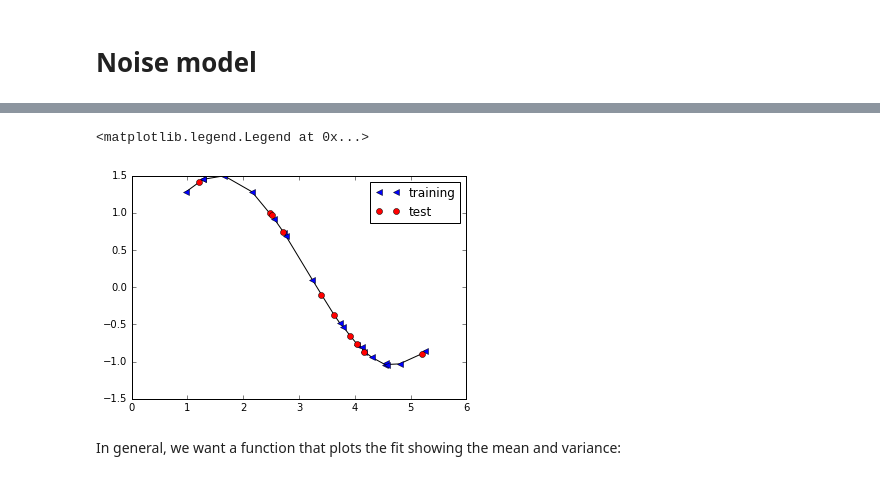
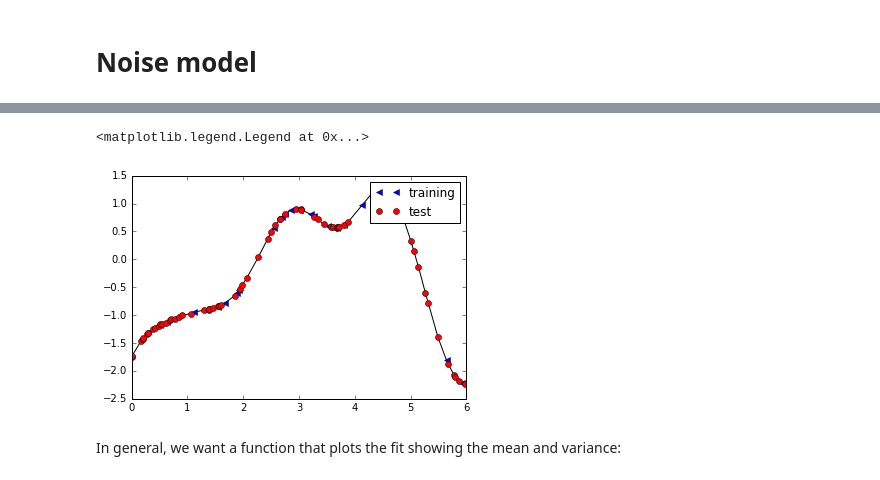
Before and after one commit to adamian/adamian.github.io, a Jupyter notebook: talks/Brown2016.ipynb, the cells around one changed output, grey strips where cells are left out. Cells and saved outputs as stored; diff of their text form; code cells hidden in the pictures.

```diff
--- a/talks/Brown2016.ipynb
+++ b/talks/Brown2016.ipynb
@@ -363,0 +408,26 @@ $$
+# %%
+def cov_linear(x,x2=None,theta=1):
+        if x2 is None:
+            return np.dot(x, x.T)*theta
+        else:
+            return np.dot(x, x2.T)*theta
+
+
+def cov_RBF(x, x2=None, theta=np.array([1,1])):
+        """
+        Compute the Euclidean distance between each row of X and X2, or between
+        each pair of rows of X if X2 is None and feed it to the kernel.
+        """
+        variance = theta[0]
+        lengthscale = theta[1]
+        if x2 is None:
+            xsq = np.sum(np.square(x),1)
+            r2 = -2.*np.dot(x,x.T) + (xsq[:,None] + xsq[None,:])
+            r = np.sqrt(r2)/lengthscale
+        else:
+            x1sq = np.sum(np.square(x),1)
+            x2sq = np.sum(np.square(x2),1)
+            r2 = -2.*np.dot(x, x2.T) + x1sq[:,None] + x2sq[None,:]
+            r = np.sqrt(r2)/lengthscale
+
+        return variance * np.exp(-0.5 * r**2)
@@ -450,34 +639,41 @@ Testing:
 # %%
-N=20 # number of training points
-Nstar = 10 # number of test points
+N=22 # number of training points
+Nstar = 70 # number of test points
 
 # create toy data
 X = np.sort(np.random.rand(N+Nstar, 1) * 6 , axis=0)
-Y = np.sin(X) + np.random.randn(*X.shape) * 0.008
+
+
+
+K_rbf = cov_RBF(X,X,theta=np.array([1,0.85]))
+mu=np.zeros((1,K_rbf.shape[0]))[0,:]
+jitter = 1e-5*np.eye(K_rbf.shape[0])
+Y = np.random.multivariate_normal(mean=mu, cov=K_rbf+jitter)[:,None]
+#Y = np.sin(X*2) + np.random.randn(*X.shape) * 0.008
 
 # split data into training and test set
 perm = np.random.permutation(X.shape[0])
 Xtr = X[np.sort(perm[0:N],axis=0),:]
 Ytr = Y[np.sort(perm[0:N],axis=0),]
 X_star = X[np.sort(perm[N:N+Nstar],axis=0),:]
 Y_star = Y[np.sort(perm[N:N+Nstar],axis=0),:]
 
 # Normalize data to be 0 mean and 1 std
 Ymean = Ytr.mean()
 Ystd = Ytr.std()
 Ytr-=Ymean
 Ytr/=Ystd
 Y_star -= Ymean
 Y_star /= Ystd
 
 # plot data
 plt.plot(X,(Y-Ymean)/Ystd, 'k-')
 plt.plot(Xtr,Ytr, 'b<',label='training')
 plt.plot(X_star,Y_star, 'ro',label='test')
 plt.legend()
 # %% [output]
 <matplotlib.legend.Legend at 0x...>
-[figure, old version]
+[figure, new version]
 # %% [markdown]
 In general, we want a function that plots the fit showing the mean and variance:
 # %%
```
Also changed, not shown: parts of 56 cells of this notebook.
